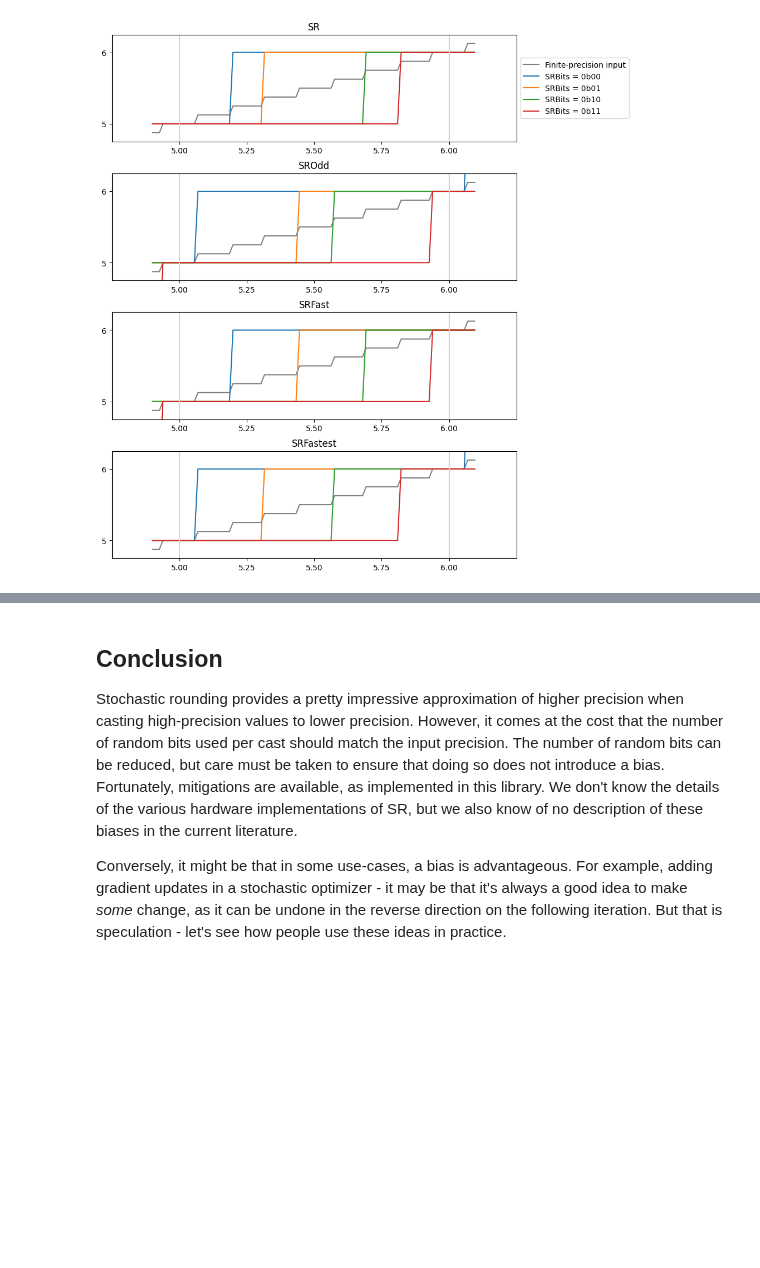
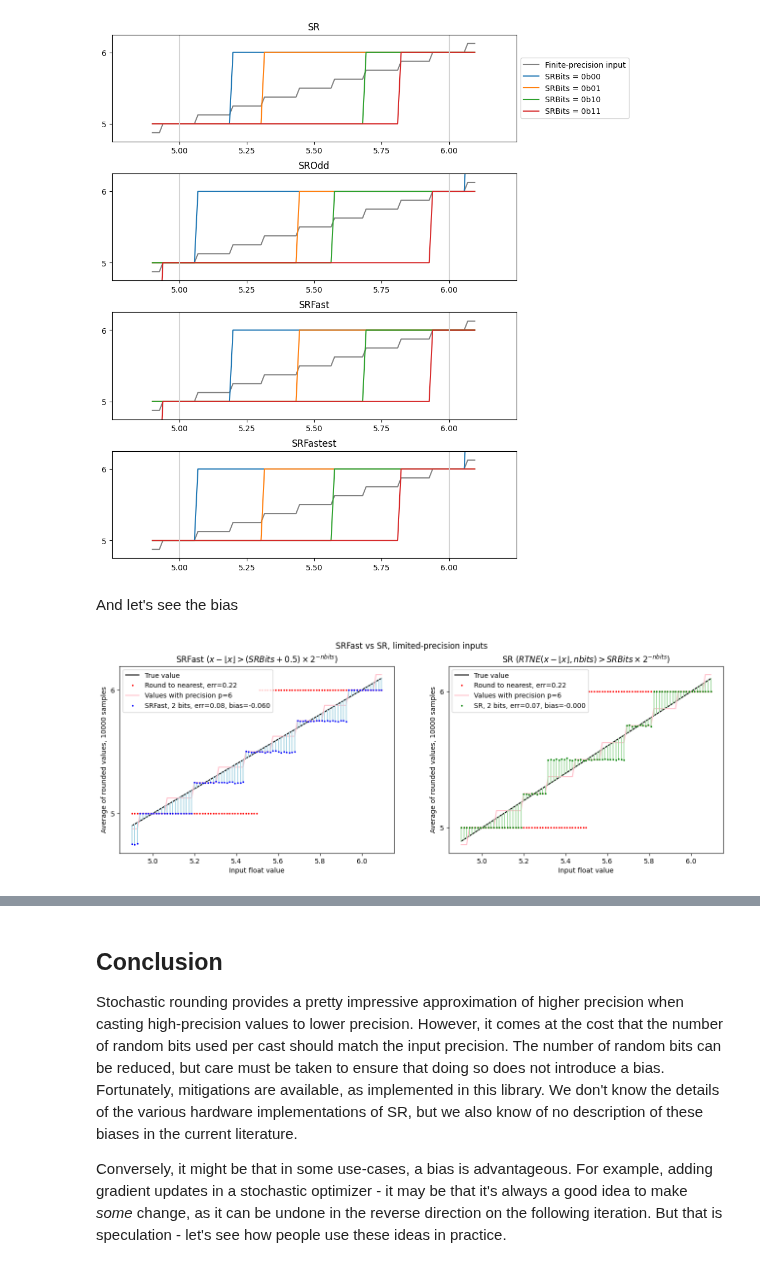
Before and after one commit to graphcore-research/gfloat, a Jupyter notebook: docs/source/05-stochastic-rounding.ipynb, the cells around one changed output, grey strips where cells are left out. Drawn from its saved outputs; the diff is of its cells as text; code cells hidden in the pictures; blank space fills up the shorter version.

```diff
--- a/docs/source/05-stochastic-rounding.ipynb
+++ b/docs/source/05-stochastic-rounding.ipynb
@@ -717,3 +798,49 @@ for rnd, ax in zip(
 None
 # %% [output]
 [figure]
+# %% [markdown]
+And let's see the bias
+# %%
+srnumbits = 2
+
+fig, axes = plt.subplots(1, 2, figsize=(16, 5))
+fig.suptitle("SRFast vs SR, limited-precision inputs")
+
+for rnd, ax in zip((RoundMode.StochasticFast, RoundMode.Stochastic), axes):
+    ax.plot(vs, vs, label="True value", color="k")
+    ax.plot(
+        vs,
+        rn,
+        label=f"Round to nearest, err={err_rn:.2f}",
+        color="red",
+        markersize=3,
+        linestyle="",
+        marker=".",
+    )
+
+    # Stochastic rounding
+    nsamples = 10_000
+    srbits = np.random.randint(0, 2**srnumbits, (nsamples, len(vs)))
+
+    # The infinite-precision vs, but computed to `highp` bits of precision
+    vs_p9 = round_ndarray(fi_p9, vs, RoundMode.TiesToEven)
+
+    ax.plot(vs, vs_p9, label=f"Values with precision p={fi_p9.precision}", color="pink")
+
+    rvs = round_ndarray(
+        fi, vs_p9[np.newaxis, :], rnd, sat=False, srbits=srbits, srnumbits=srnumbits
+    )
+    rvmean = rvs.mean(axis=0)
+    err = np.abs(rvmean - vs).mean()
+    bias = (rvmean - vs).mean()
+
+    label = f"{rnd}, {srnumbits} bits, {err=:.2f}, {bias=:.3f}"
+    lollipops(ax, vs, rvmean, label=label, key=rnd)
+
+    ax.set_xlabel("Input float value")
+    ax.set_ylabel(f"Average of rounded values, {nsamples} samples")
+    ax.set_yticks(np.unique(rn))
+    ax.legend()
+    ax.set_title(f"{longstr(rnd)}")
+# %% [output]
+[figure, added]
```
Also changed, not shown: parts of 17 cells of this notebook.
